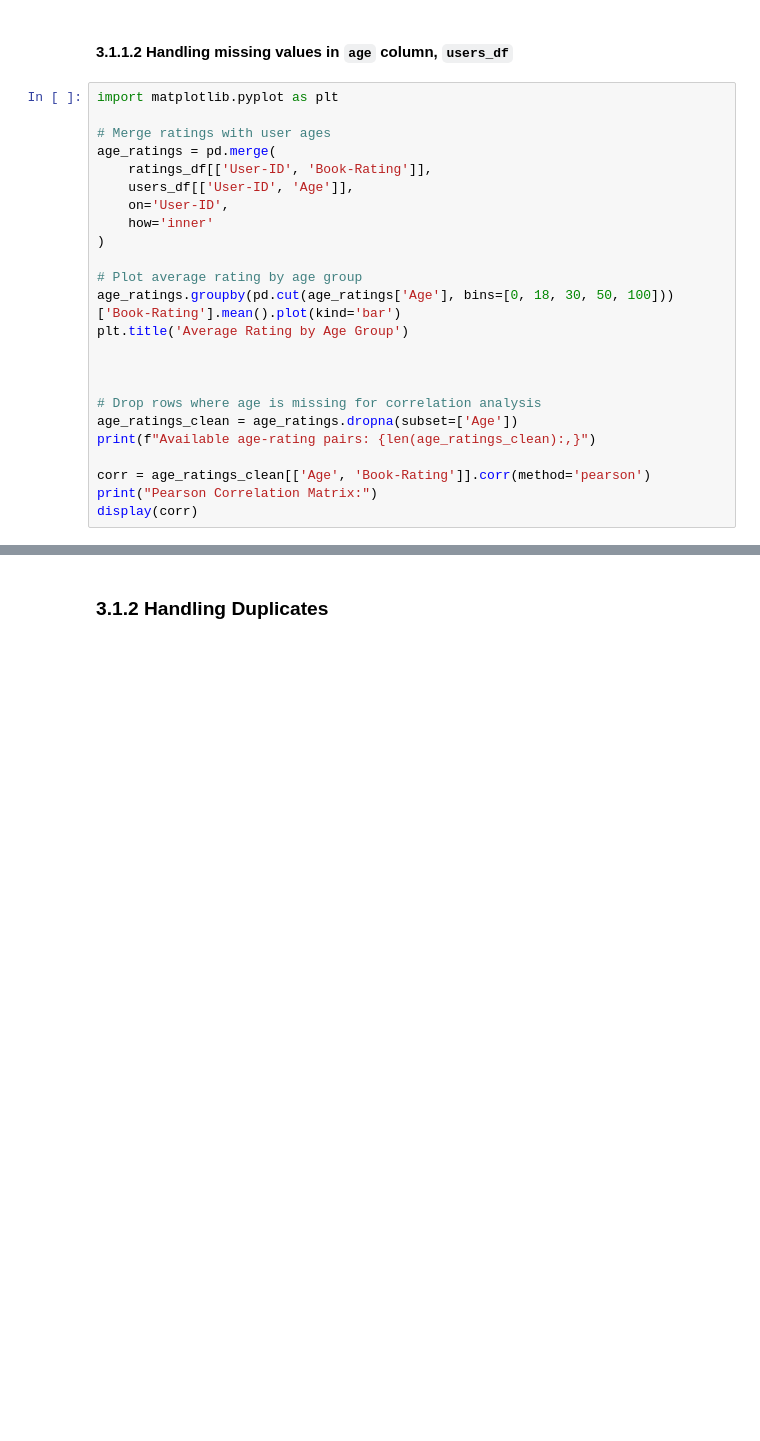
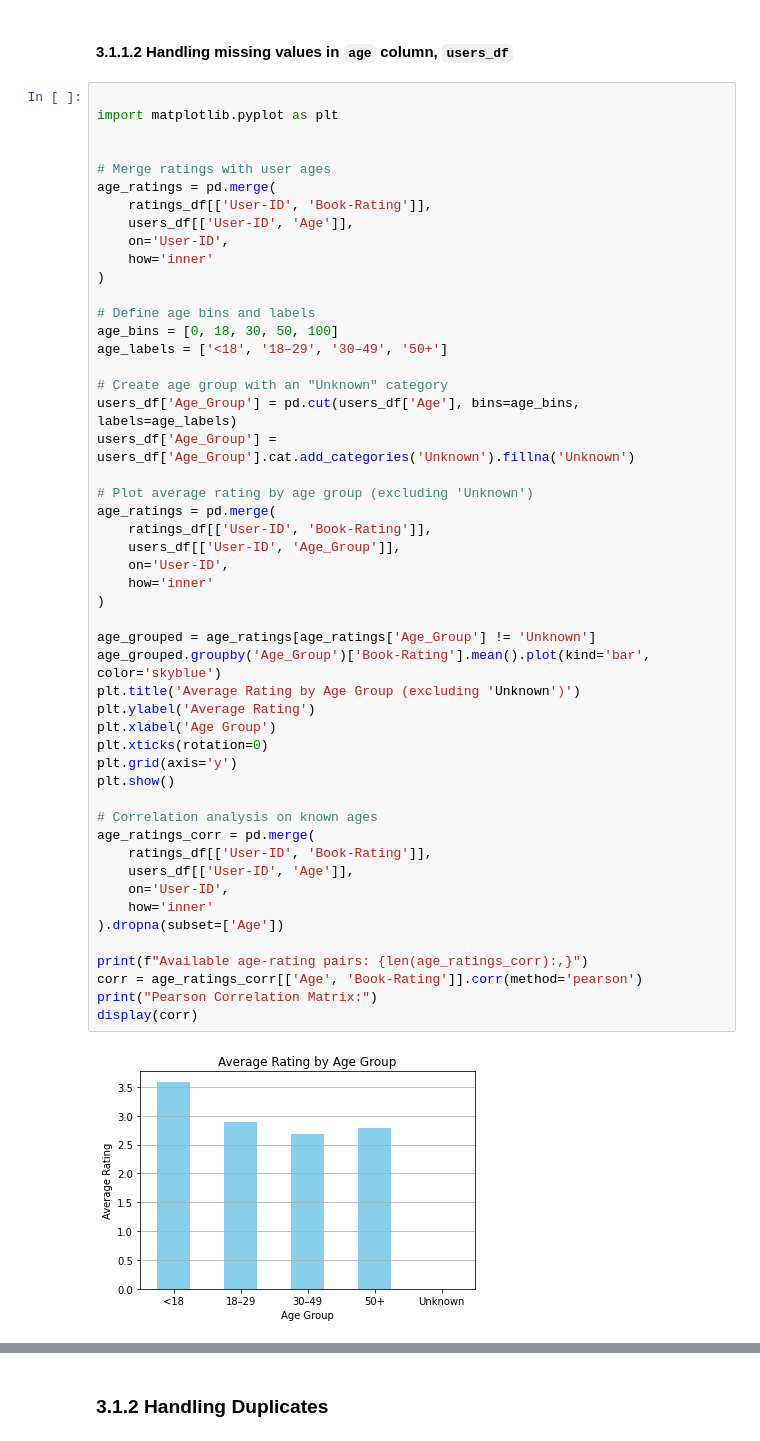
Before and after one commit to ruth-kitasi/Online-Book-Recommender-System, a Jupyter notebook: notebooks/leo.ipynb, the cells around one changed output, grey strips where cells are left out. Drawn from its saved outputs; the diff is of its cells as text; blank space fills up the shorter version.

```diff
--- a/notebooks/leo.ipynb
+++ b/notebooks/leo.ipynb
@@ -226,30 +226,57 @@ dtype: int64
 # %% [markdown]
 #### 3.1.1.2 Handling missing values in `age` column, `users_df`
 # %%
+
 import matplotlib.pyplot as plt
+
 
 # Merge ratings with user ages
 age_ratings = pd.merge(
     ratings_df[['User-ID', 'Book-Rating']],
     users_df[['User-ID', 'Age']],
     on='User-ID',
     how='inner'
 )
 
-# Plot average rating by age group
-age_ratings.groupby(pd.cut(age_ratings['Age'], bins=[0, 18, 30, 50, 100]))['Book-Rating'].mean().plot(kind='bar')
-plt.title('Average Rating by Age Group')
+# Define age bins and labels
+age_bins = [0, 18, 30, 50, 100]
+age_labels = ['<18', '18–29', '30–49', '50+']
 
+# Create age group with an "Unknown" category
+users_df['Age_Group'] = pd.cut(users_df['Age'], bins=age_bins, labels=age_labels)
+users_df['Age_Group'] = users_df['Age_Group'].cat.add_categories('Unknown').fillna('Unknown')
 
+# Plot average rating by age group (excluding 'Unknown')
+age_ratings = pd.merge(
+    ratings_df[['User-ID', 'Book-Rating']],
+    users_df[['User-ID', 'Age_Group']],
+    on='User-ID',
+    how='inner'
+)
 
-# Drop rows where age is missing for correlation analysis
-age_ratings_clean = age_ratings.dropna(subset=['Age'])
-print(f"Available age-rating pairs: {len(age_ratings_clean):,}")
+age_grouped = age_ratings[age_ratings['Age_Group'] != 'Unknown']
+age_grouped.groupby('Age_Group')['Book-Rating'].mean().plot(kind='bar', color='skyblue')
+plt.title('Average Rating by Age Group (excluding 'Unknown')')
+plt.ylabel('Average Rating')
+plt.xlabel('Age Group')
+plt.xticks(rotation=0)
+plt.grid(axis='y')
+plt.show()
 
-corr = age_ratings_clean[['Age', 'Book-Rating']].corr(method='pearson')
+# Correlation analysis on known ages
+age_ratings_corr = pd.merge(
+    ratings_df[['User-ID', 'Book-Rating']],
+    users_df[['User-ID', 'Age']],
+    on='User-ID',
+    how='inner'
+).dropna(subset=['Age'])
+
+print(f"Available age-rating pairs: {len(age_ratings_corr):,}")
+corr = age_ratings_corr[['Age', 'Book-Rating']].corr(method='pearson')
 print("Pearson Correlation Matrix:")
 display(corr)
 # %% [output]
+[figure, new version]
 Available age-rating pairs: 840,288
 Pearson Correlation Matrix:
 |  | Age | Book-Rating |
```
Also changed, not shown: parts of 10 cells of this notebook.
